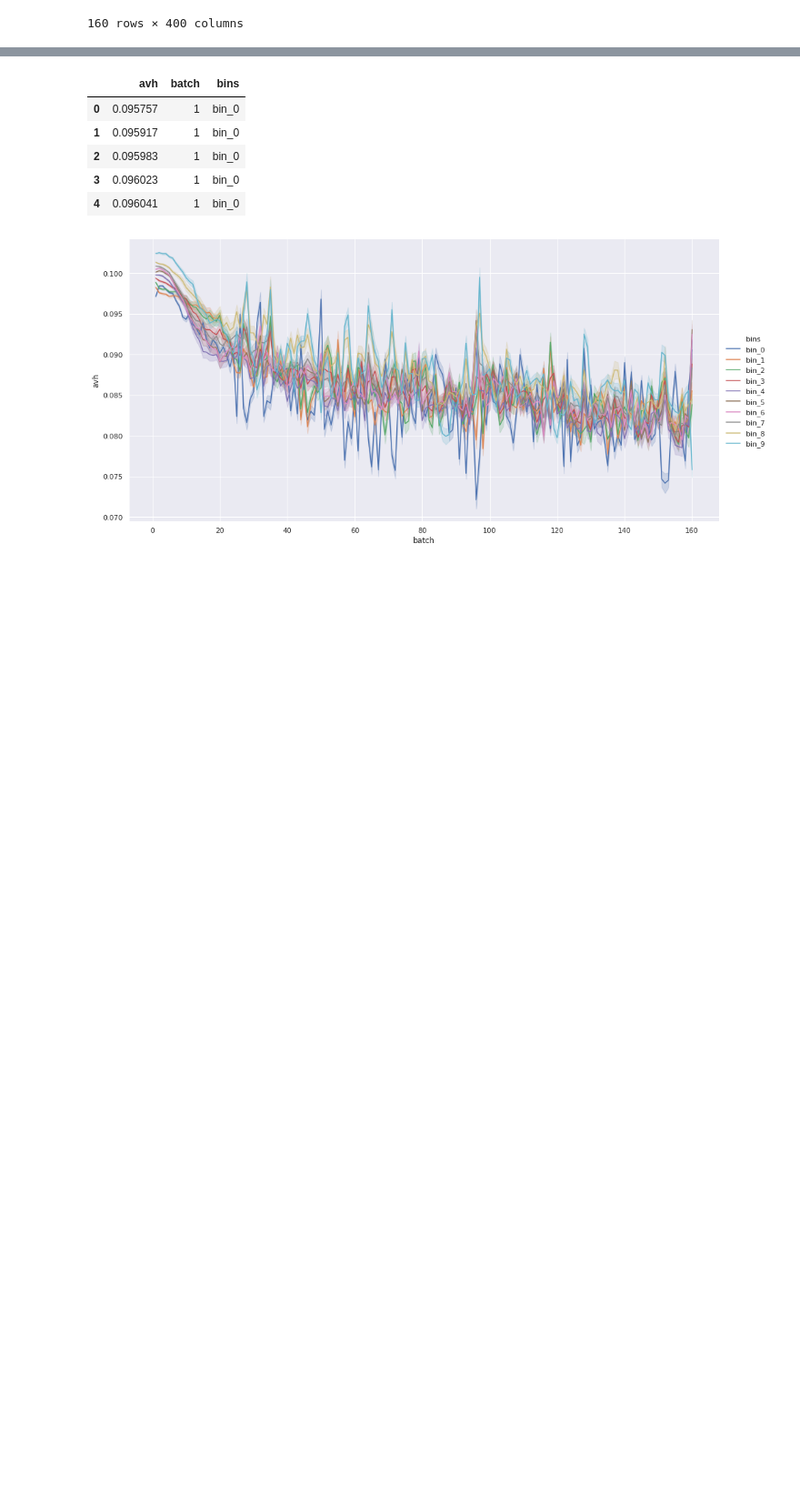
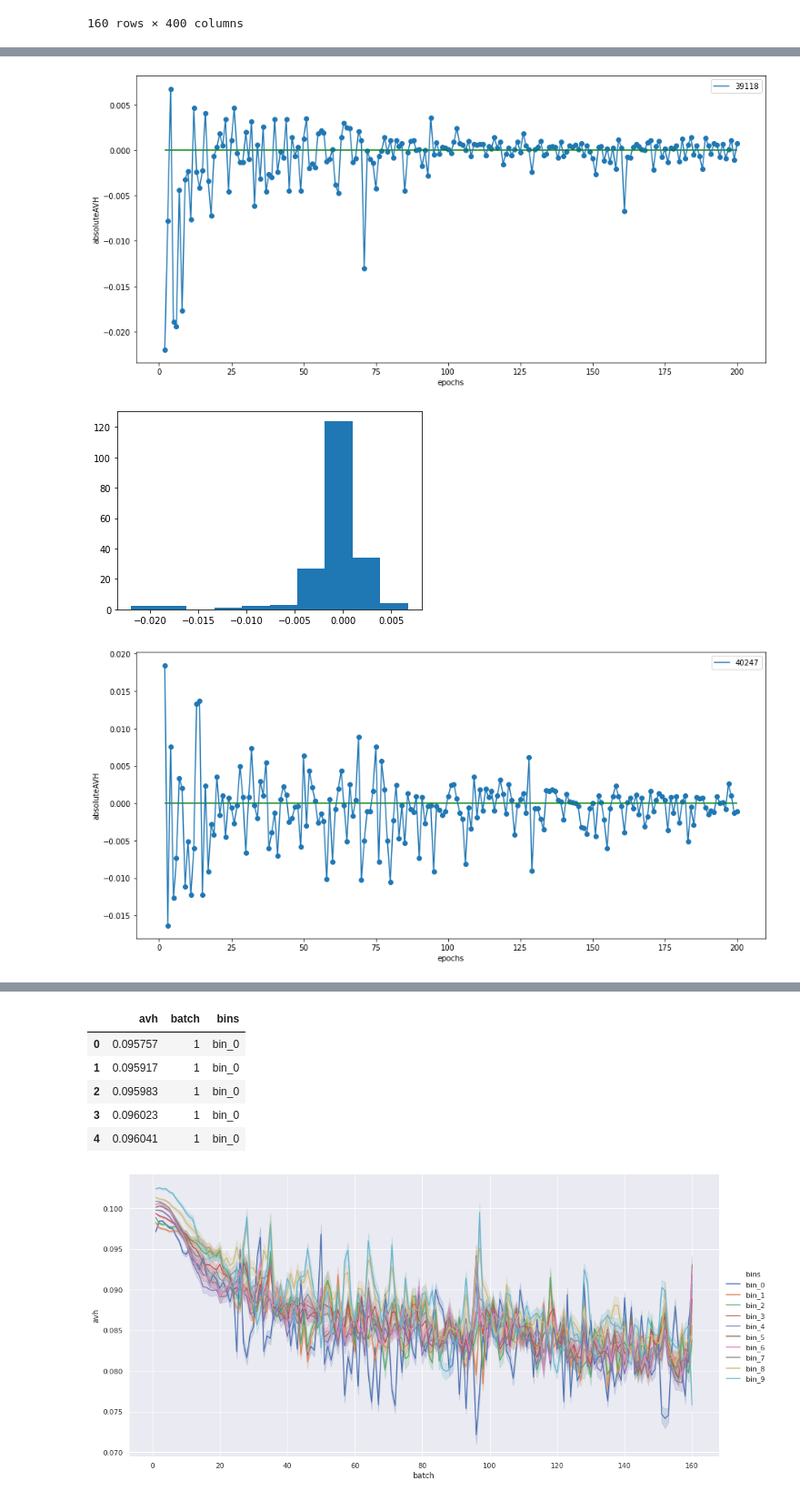
Before and after one commit to chandan-wai/fast-autoaugment, a Jupyter notebook: staleness.ipynb, the cells around one changed output, grey strips where cells are left out. Shown at 91% size. Drawn from its saved outputs; the diff is of its cells as text; code cells hidden in the pictures; blank space fills up the shorter version.

```diff
--- a/staleness.ipynb
+++ b/staleness.ipynb
@@ -126,0 +165,33 @@ plt.show()
+# %%
+epochwise_staleness = dict()
+# %%
+staleness = defaultdict(list)
+measure = "absoluteAVH"
+for epoch in range(2, num_epochs+1):
+    for idx in indices:
+        u_batch_measure = unaug_df[measure][idx]["epoch_{}_batch_{}".format(epoch-1, 32)]
+        t_batch = train_batch[idx][epoch-1]
+        t_batch = 32 if t_batch%32==0 else t_batch%32
+        t_batch_measure = unaug_df[measure][idx]["epoch_{}_batch_{}".format(epoch, t_batch)]
+        staleness[idx].append(t_batch_measure-u_batch_measure)
+epochwise_staleness[measure] = staleness
+# %%
+x = np.arange(2, num_epochs + 1)
+
+measure = "absoluteAVH"
+for idx in indices:
+    plt.figure(figsize=(15,7))
+    plt.plot(x, epochwise_staleness[measure][idx])
+    plt.scatter(x, epochwise_staleness[measure][idx])
+    plt.hlines(y=0, xmin=2, xmax=num_epochs, color='green')
+#     plt.hist(epochwise_staleness[idx])
+    plt.xlabel('epochs')
+    plt.ylabel(measure)
+    plt.legend([idx])
+    plt.show()
+    plt.hist(epochwise_staleness[measure][idx])
+    plt.show()
+# %% [output]
+[figure, added]
+[figure, added]
+[figure, added]
```
Also changed, not shown: parts of 33 cells of this notebook, 3 other files.
